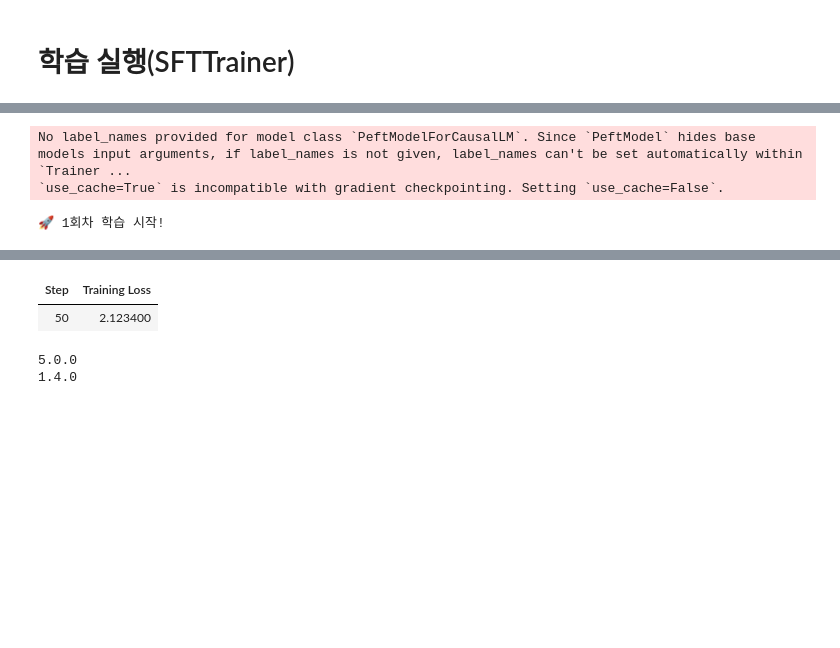
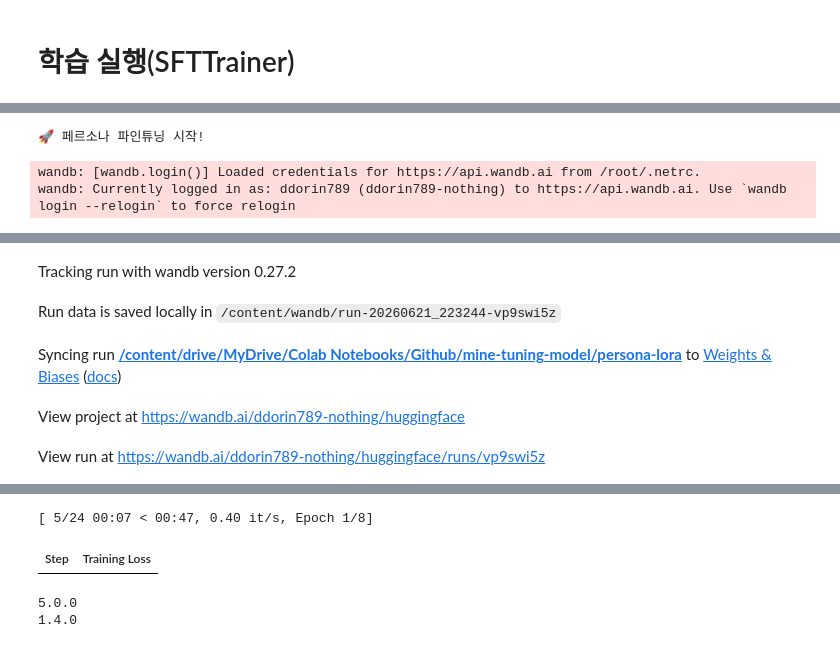
Before and after one commit to doyeon789/mine-tuning-model, a Jupyter notebook: colab_model_code/mine-tuning-FT.ipynb, the cells around one changed output, grey strips where cells are left out. Cells and saved outputs as stored; diff of their text form; code cells hidden in the pictures; blank space fills up the shorter version.

Commit message:
feat: wandb 기능 추가

```diff
--- a/colab_model_code/mine-tuning-FT.ipynb
+++ b/colab_model_code/mine-tuning-FT.ipynb
@@ -149,7 +154,7 @@ training_args = SFTConfig(
     save_total_limit=2,
     warmup_steps=20,
     lr_scheduler_type="cosine",
-    report_to="none",
+    report_to="wandb",
 )
 
 trainer = SFTTrainer(
@@ -166,4 +171,6 @@ save_dir = f"{DRIVE_DIR}/persona-lora"
 trainer.model.save_pretrained(save_dir)
 tokenizer.save_pretrained(save_dir)
 print(f"✅ 저장 완료! → {save_dir}")
+
+wandb.finish()
 # %% [output]
@@ -171,3 +179,3 @@ print(f"✅ 저장 완료! → {save_dir}")
-No label_names provided for model class `PeftModelForCausalLM`. Since `PeftModel` hides base models input arguments, if label_names is not given, label_names can't be set automatically within `Trainer ...
-`use_cache=True` is incompatible with gradient checkpointing. Setting `use_cache=False`.
+🚀 페르소나 파인튜닝 시작!
-🚀 1회차 학습 시작!
+wandb: [wandb.login()] Loaded credentials for https://api.wandb.ai from /root/.netrc.
+wandb: Currently logged in as: ddorin789 (ddorin789-nothing) to https://api.wandb.ai. Use `wandb login --relogin` to force relogin
@@ -173,0 +183,5 @@ No label_names provided for model class `PeftModelForCausalLM`. Since `PeftModel
+Tracking run with wandb version 0.27.2
+Run data is saved locally in /content/wandb/run-20260621_223244-vp9swi5z
+Syncing run /content/drive/MyDrive/Colab Notebooks/Github/mine-tuning-model/persona-lora to Weights & Biases (docs)
+View project at https://wandb.ai/ddorin789-nothing/huggingface
+View run at https://wandb.ai/ddorin789-nothing/huggingface/runs/vp9swi5z
@@ -175,5 +189,5 @@ No label_names provided for model class `PeftModelForCausalLM`. Since `PeftModel
+[ 5/24 00:07 < 00:47, 0.40 it/s, Epoch 1/8]
 | Step | Training Loss |
-| 50 | 2.123400 |
 # %%
 import transformers
 import trl
```
Also changed, not shown: parts of 6 cells of this notebook.
